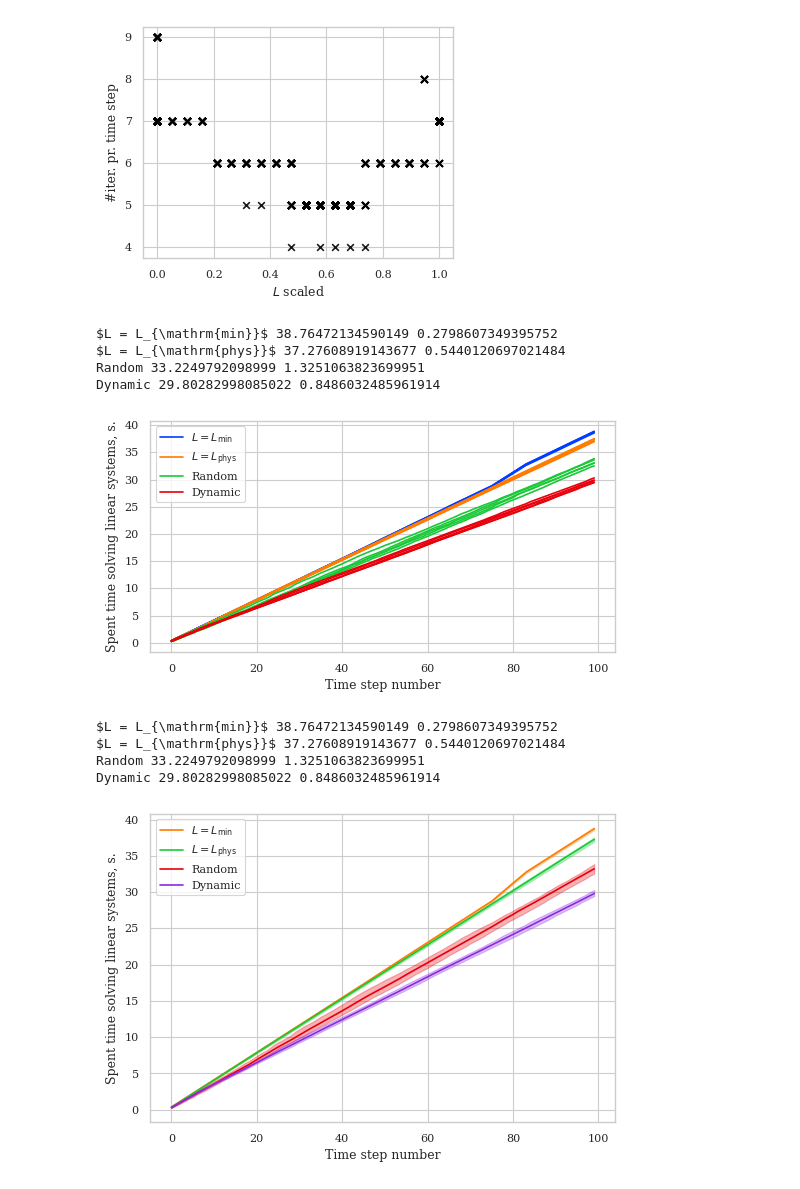
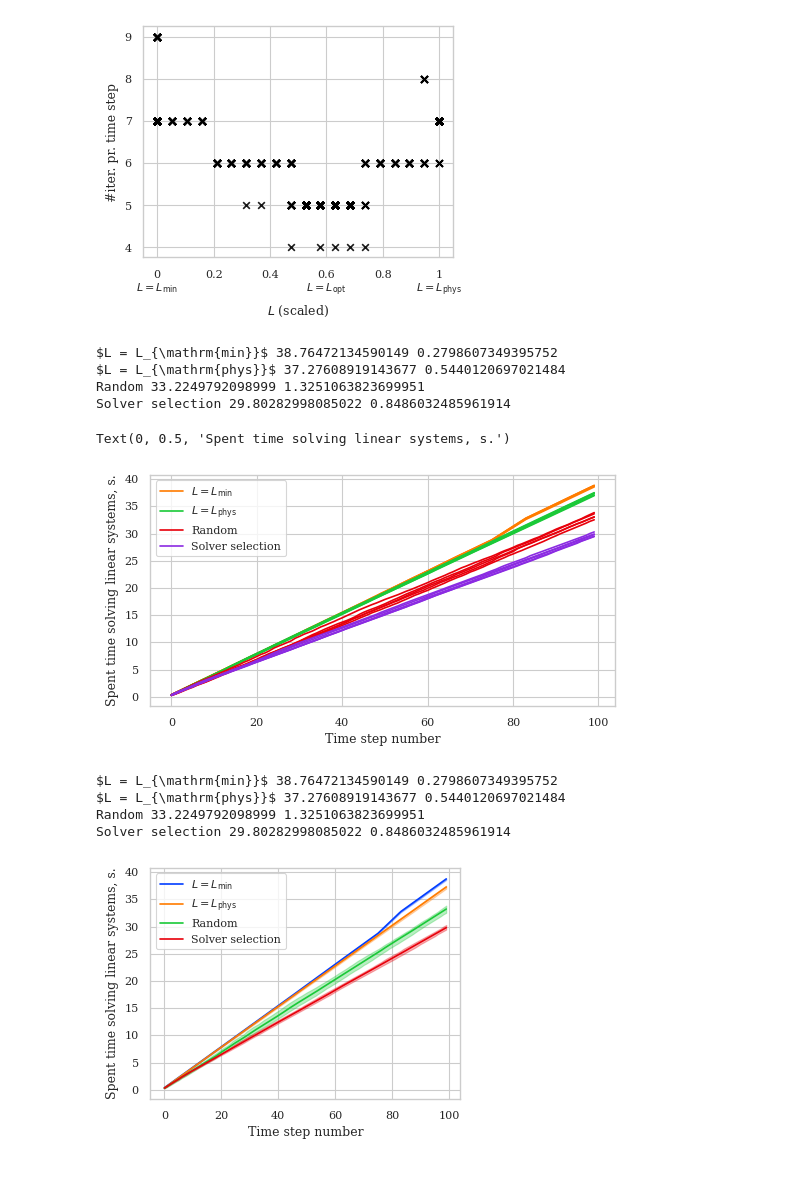
Before and after one commit to Yuriyzabegaev/solver_selector, a Jupyter notebook: examples/1/results_1_poro.ipynb, the cells around one changed output. Cells and saved outputs as stored; diff of their text form; code cells hidden in the pictures.

```diff
--- a/examples/1/results_1_poro.ipynb
+++ b/examples/1/results_1_poro.ipynb
@@ -41,10 +41,11 @@ data = {
     r"$L = L_{\mathrm{min}}$": load_data("poro_l0", n_newest=NUM_SIMS),
     r"$L = L_{\mathrm{phys}}$": load_data("poro_l1", n_newest=NUM_SIMS),
     "Random": load_data("poro_lrandom", n_newest=NUM_SIMS),
-    "Dynamic": load_data("poro_ldynamic", n_newest=NUM_SIMS),
+    "Solver selection": load_data("poro_ldynamic", n_newest=NUM_SIMS),
 }
 
 
-save_media_path = None
+save_media_path = Path("media")
+save_media_path.mkdir(exist_ok=True)
 # %% [output]
 Loading data:
@@ -78,7 +79,7 @@ def make_l_factor(data: Sequence[SolverSelectionData], converged=True):
 
 
 for name, values in data.items():
-    if name not in ("Dynamic",):
+    if name not in ("Solver selection",):
         continue
     for i, value in enumerate(values):
         print(name, i)
@@ -89,11 +90,11 @@ for name, values in data.items():
             x = np.arange(len(l_factors))
         plt.scatter(x, l_factors, label=name, color="black", marker="+")
 
-        plt.ylabel("$L$ scaled")
+        plt.ylabel("$L$ (scaled)")
         plt.xlabel(X_LABEL)
-        plt.show()
         if save_media_path is not None:
             plt.savefig(
                 save_media_path / f"poro_lfactor_dt_{name}_{i}.pdf", bbox_inches="tight"
             )
+        plt.show()
 # %% [output]
@@ -132,20 +133,21 @@ plt.figure(figsize=(4, 3))
 
 for name, values in data.items():
     for value in values:
-        l_factors.extend(make_l_factor(value).tolist())
-        num_iters.extend(make_num_linear_iters(value).tolist())
+        l_factors.extend(make_l_factor(value, converged=CONVERGED).tolist())
+        num_iters.extend(make_num_linear_iters(value, converged=CONVERGED).tolist())
 plt.scatter(
     l_factors, num_iters, label=name, alpha=0.9, color="black", marker="x"
 )
 plt.ylabel("#iter. pr. time step")
-plt.xlabel("$L$ scaled")
-plt.show()
+plt.xlabel("$L$ (scaled)")
+plt.xticks([0, 0.2, 0.4, 0.6, 0.8, 1], labels=['0\n' + r'$L = L_\mathrm{min}$', 0.2, 0.4, '0.6\n' + r'$L = L_\mathrm{opt}$', 0.8, '1\n' + r'$L = L_\mathrm{phys}$']) #[r'$L_\mathrm{min}$' + '\nhello', r'$L_\mathrm{min}$', r'$L_\mathrm{phys}$'])
 if save_media_path is not None:
     plt.savefig(save_media_path / "poro_iters.pdf", bbox_inches="tight")
+plt.show()
 # %% [output]
-[figure, old version]
+[figure, new version]
 # %%
-color_iter = -1
+color_iter = 0
 plt.figure(figsize=(6, 3))
 for name, values in data.items():
     results = [make_solve_linear_system_time(perf, converged=CONVERGED) for perf in values]
@@ -168,18 +170,17 @@ for name, values in data.items():
 plt.legend()
 plt.xlabel(X_LABEL)
 plt.ylabel("Spent time solving linear systems, s.")
-if save_media_path is not None:
-    plt.savefig(save_media_path / "poro_performance.pdf", bbox_inches="tight")
 # %% [output]
 $L = L_{\mathrm{min}}$ 38.76472134590149 0.2798607349395752
 $L = L_{\mathrm{phys}}$ 37.27608919143677 0.5440120697021484
 Random 33.2249792098999 1.3251063823699951
-Dynamic 29.80282998085022 0.8486032485961914
+Solver selection 29.80282998085022 0.8486032485961914
+Text(0, 0.5, 'Spent time solving linear systems, s.')
-[figure, old version]
+[figure, new version]
 # %%
-color_iter = 0
+color_iter = -1
 best_time = float("inf")
-plt.figure(figsize=(6, 4))
+plt.figure(figsize=(4, 3))
 for name, values in data.items():
     results = []
     times = []
@@ -204,35 +205,35 @@ for name, values in data.items():
     t_end = []
     interp_data_list = []
     x_space = np.linspace(times[0][0], times[0][-1], 1000)
     for time, result in zip(times, results):
         total.append(result[-1])
         t_end.append(time[-1])
 
         interp_data_list.append(np.interp(x_space, time, result))
 
     interp_data = np.array(interp_data_list)
     max_ = np.max(interp_data, axis=0)
     min_ = np.min(interp_data, axis=0)
     mean = np.mean(interp_data, axis=0)
     plt.fill_between(x_space, min_, max_, color=f"C{color_iter}", alpha=0.3)
     plt.plot(x_space, mean, color=f"C{color_iter}", label=name)
     print(name, np.mean(total), np.max(total) - np.min(total))
     if mean[-1] < best_time:
         best_time = mean[-1]
         best = mean
     assert np.allclose(t_end, t_end[0], rtol=1e-10)
 
 plt.legend()
 plt.xlabel(X_LABEL)
 plt.ylabel("Spent time solving linear systems, s.")
 
 if save_media_path is not None:
-    plt.savefig(save_media_path / "thermal_performance.pdf", bbox_inches="tight")
+    plt.savefig(save_media_path / "poro_performance.pdf", bbox_inches="tight")
 # %% [output]
 $L = L_{\mathrm{min}}$ 38.76472134590149 0.2798607349395752
 $L = L_{\mathrm{phys}}$ 37.27608919143677 0.5440120697021484
 Random 33.2249792098999 1.3251063823699951
-Dynamic 29.80282998085022 0.8486032485961914
+Solver selection 29.80282998085022 0.8486032485961914
-[figure, old version]
+[figure, new version]
 # %%
 color_iter = 0
```
Also changed, not shown: parts of 4 cells of this notebook, 7 other files.
